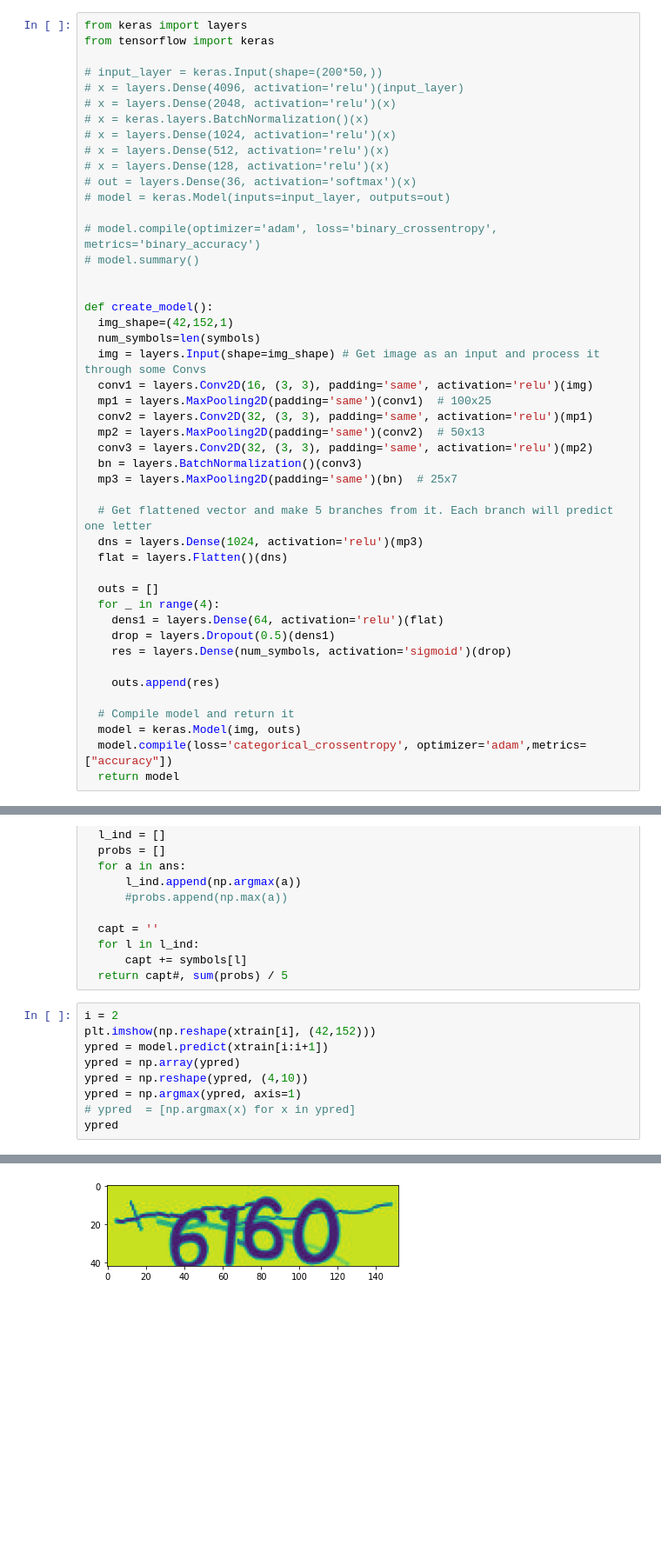
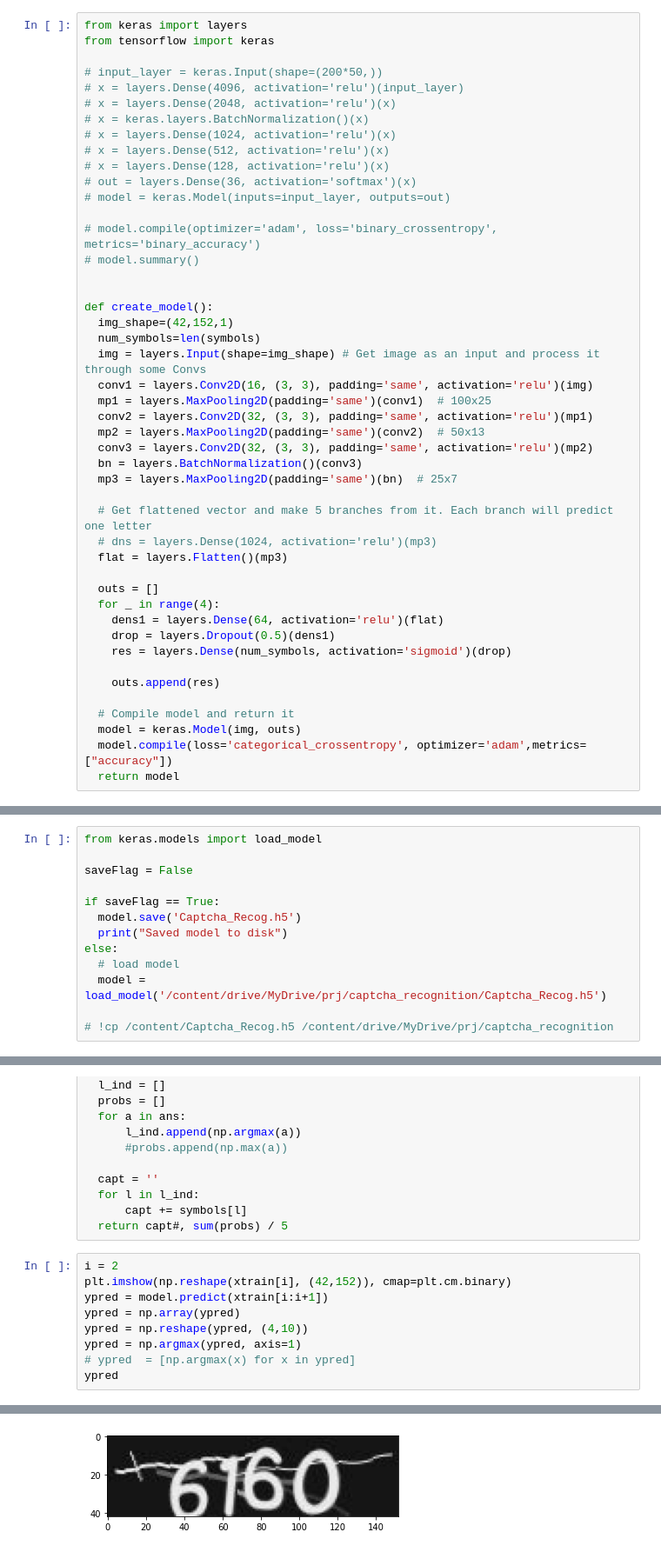
Before and after one commit to mnwato/captcha-recognition, a Jupyter notebook: sheypoor/main.ipynb, the cells around one changed output, grey strips where cells are left out. Shown at 87% size. Cells and saved outputs as stored; diff of their text form; blank space fills up the shorter version.

Commit message:
Save/Load model addded

```diff
--- a/sheypoor/main.ipynb
+++ b/sheypoor/main.ipynb
@@ -884,8 +890,8 @@ def create_model():
   mp3 = layers.MaxPooling2D(padding='same')(bn)  # 25x7
 
   # Get flattened vector and make 5 branches from it. Each branch will predict one letter
-  dns = layers.Dense(1024, activation='relu')(mp3)
-  flat = layers.Flatten()(dns)
+  # dns = layers.Dense(1024, activation='relu')(mp3)
+  flat = layers.Flatten()(mp3)
 
   outs = []
   for _ in range(4):
@@ -918,3 +944,16 @@ hist = model.fit(xtrain, [ytrain[0], ytrain[1], ytrain[2], ytrain[3]], batch_siz
+# %%
+from keras.models import load_model
+
+saveFlag = False
+
+if saveFlag == True:
+  model.save('Captcha_Recog.h5')
+  print("Saved model to disk")
+else:
+  # load model
+  model = load_model('/content/drive/MyDrive/prj/captcha_recognition/Captcha_Recog.h5')
+
+# !cp /content/Captcha_Recog.h5 /content/drive/MyDrive/prj/captcha_recognition
 # %% [markdown]
 ## Model prediction
 # %% [markdown]
@@ -982,7 +1025,7 @@ def predict(filePath):
   return capt#, sum(probs) / 5
 # %%
 i = 2
-plt.imshow(np.reshape(xtrain[i], (42,152)))
+plt.imshow(np.reshape(xtrain[i], (42,152)), cmap=plt.cm.binary)
 ypred = model.predict(xtrain[i:i+1])
 ypred = np.array(ypred)
 ypred = np.reshape(ypred, (4,10))
@@ -994,4 +1037,4 @@ ypred
-[figure, old version]
+[figure, new version]
 # %%
 #Lets test an unknown captcha
 #preview
```
Also changed, not shown: parts of 10 cells of this notebook.
